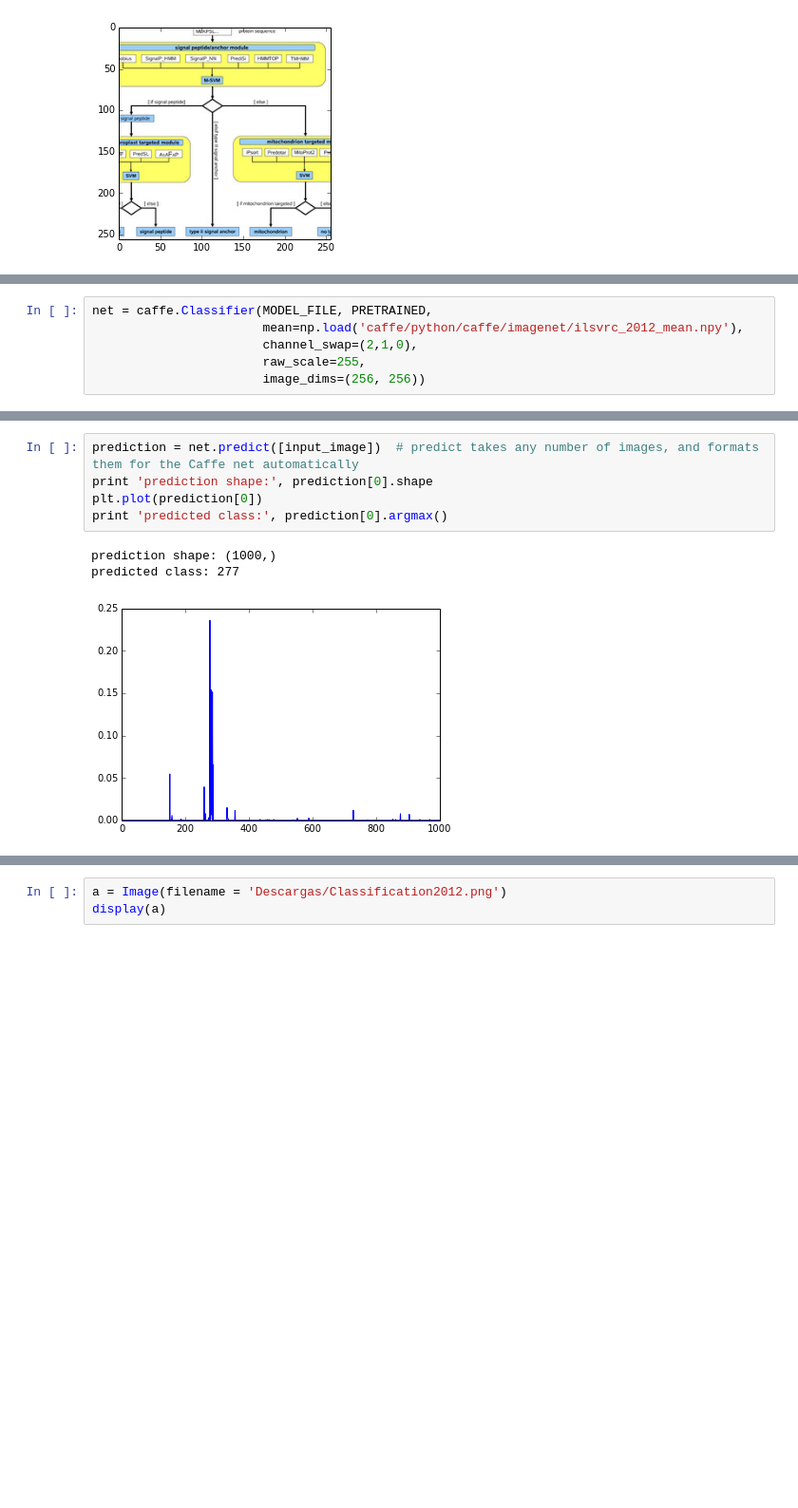
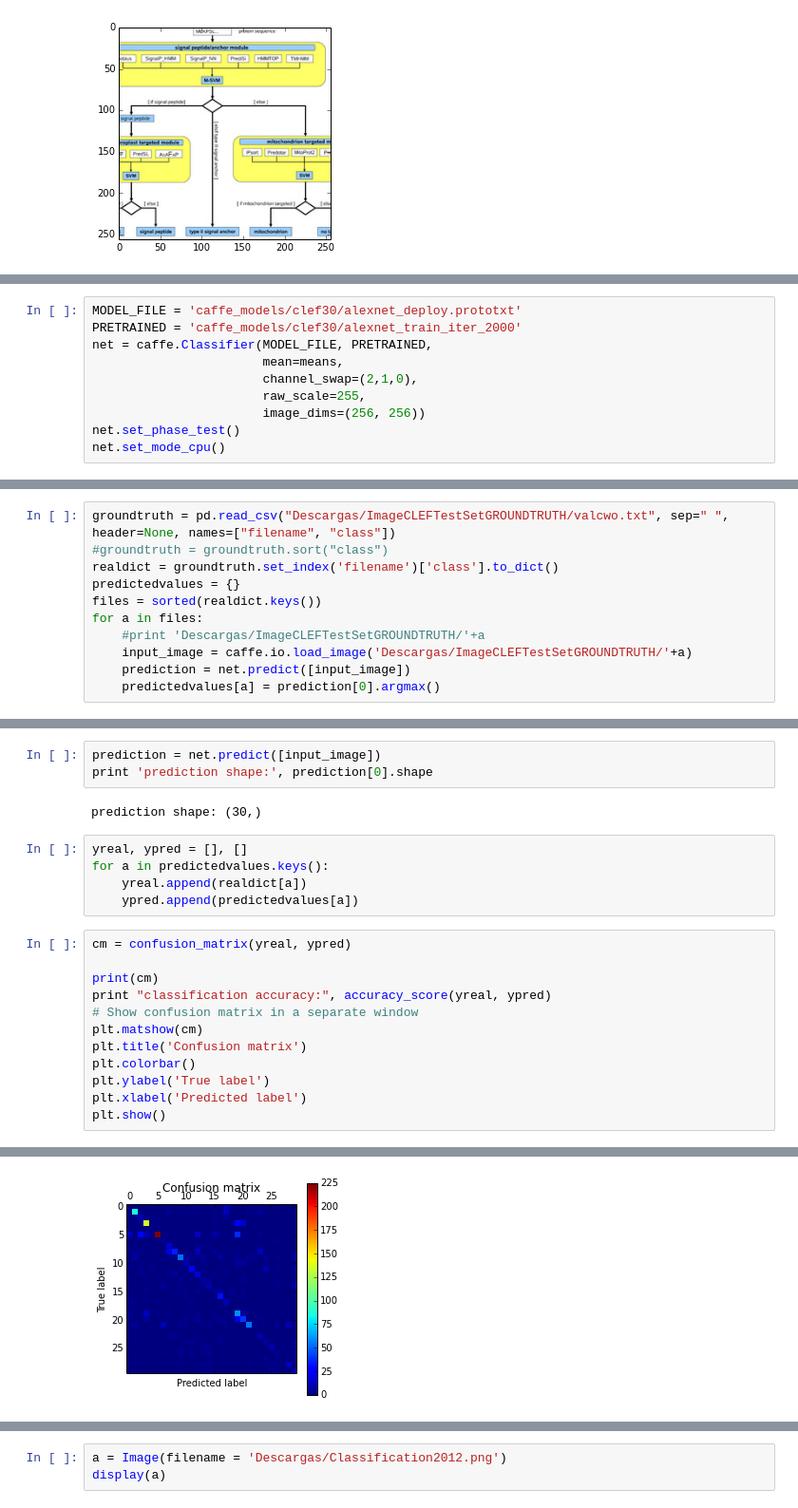
Before and after one commit to inulinux12/Imageclef-med-experimentation, a Jupyter notebook: Modality Classification.ipynb, the cells around one changed output, grey strips where cells are left out. Shown at 95% size. Drawn from its saved outputs; the diff is of its cells as text; blank space fills up the shorter version.

```diff
--- a/Modality Classification.ipynb
+++ b/Modality Classification.ipynb
@@ -80,6 +232,10 @@ IMAGE_FILE = 'caffe/examples/images/cat.jpg'
 # %%
+MODEL_FILE = 'caffe_models/clef30/alexnet_deploy.prototxt'
+PRETRAINED = 'caffe_models/clef30/alexnet_train_iter_2000'
 net = caffe.Classifier(MODEL_FILE, PRETRAINED,
-                       mean=np.load('caffe/python/caffe/imagenet/ilsvrc_2012_mean.npy'),
+                       mean=means,
                        channel_swap=(2,1,0),
                        raw_scale=255,
                        image_dims=(256, 256))
+net.set_phase_test()
+net.set_mode_cpu()
@@ -94,0 +242,11 @@ plt.imshow(input_image)
+# %%
+groundtruth = pd.read_csv("Descargas/ImageCLEFTestSetGROUNDTRUTH/valcwo.txt", sep=" ", header=None, names=["filename", "class"])
+#groundtruth = groundtruth.sort("class")
+realdict = groundtruth.set_index('filename')['class'].to_dict()
+predictedvalues = {}
+files = sorted(realdict.keys())
+for a in files:
+    #print 'Descargas/ImageCLEFTestSetGROUNDTRUTH/'+a
+    input_image = caffe.io.load_image('Descargas/ImageCLEFTestSetGROUNDTRUTH/'+a)
+    prediction = net.predict([input_image])
+    predictedvalues[a] = prediction[0].argmax()
@@ -95,9 +271,23 @@ plt.imshow(input_image)
 # %%
-prediction = net.predict([input_image])  # predict takes any number of images, and formats them for the Caffe net automatically
+prediction = net.predict([input_image])
 print 'prediction shape:', prediction[0].shape
-plt.plot(prediction[0])
-print 'predicted class:', prediction[0].argmax()
 # %% [output]
-prediction shape: (1000,)
-predicted class: 277
+prediction shape: (30,)
-[figure, removed]
+# %%
+yreal, ypred = [], []
+for a in predictedvalues.keys():
+    yreal.append(realdict[a])
+    ypred.append(predictedvalues[a])
+# %%
+cm = confusion_matrix(yreal, ypred)
+
+print(cm)
+print "classification accuracy:", accuracy_score(yreal, ypred)
+# Show confusion matrix in a separate window
+plt.matshow(cm)
+plt.title('Confusion matrix')
+plt.colorbar()
+plt.ylabel('True label')
+plt.xlabel('Predicted label')
+plt.show()
+# %% [output]
@@ -103,0 +311 @@ predicted class: 277
+[figure, added]
```
Also changed, not shown: parts of 24 cells of this notebook.
